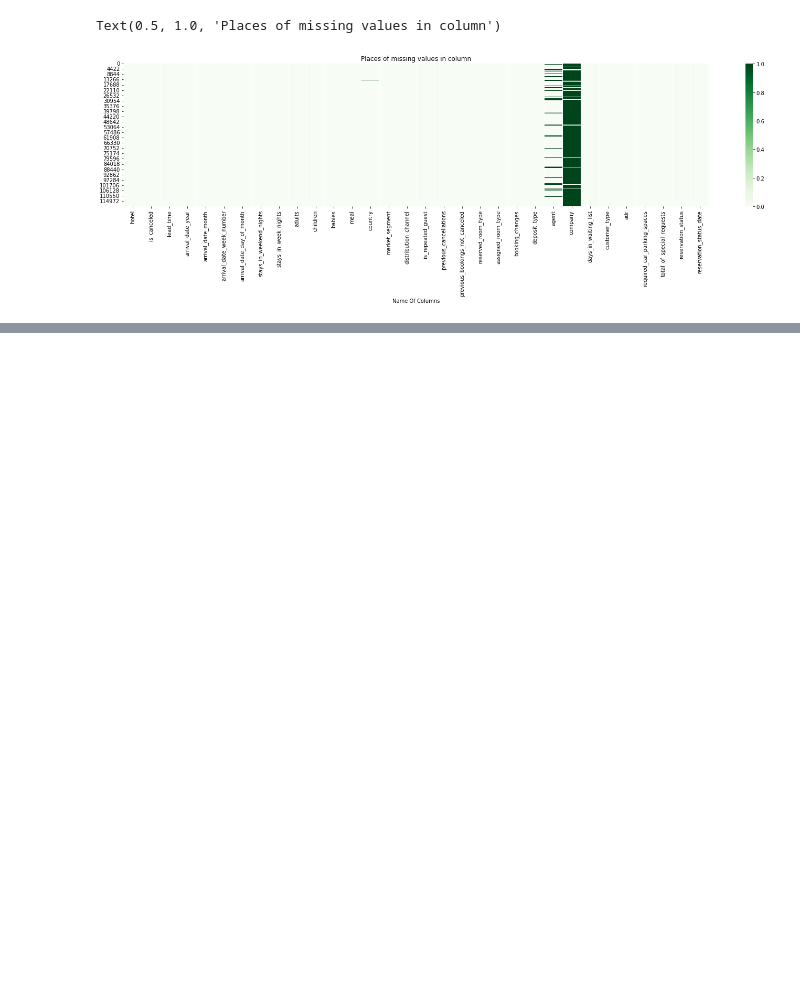
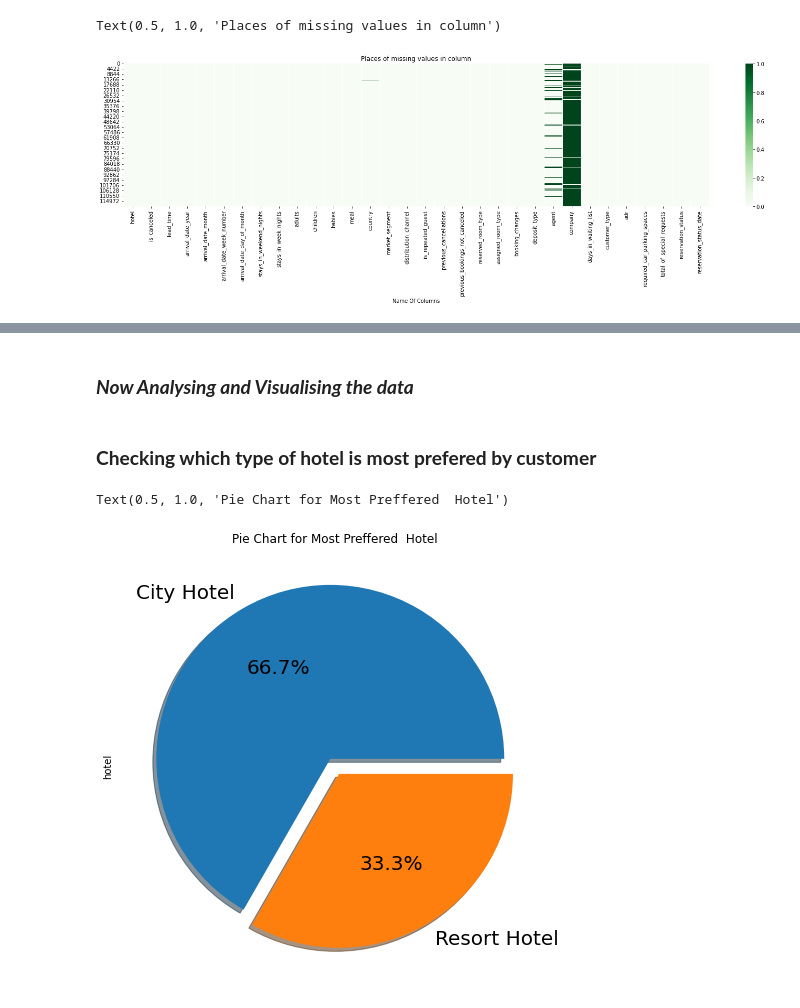
Before and after one commit to jayesh2708/EDA-Hotel-Booking, a Jupyter notebook: Jayesh_Hotel_Booking_Analysis_Capstone_Project.ipynb, the cells around one changed output, grey strips where cells are left out. Drawn from its saved outputs; the diff is of its cells as text; code cells hidden in the pictures; blank space fills up the shorter version.

Commit message:
EDA hotel booking third commit

```diff
--- a/Jayesh_Hotel_Booking_Analysis_Capstone_Project.ipynb
+++ b/Jayesh_Hotel_Booking_Analysis_Capstone_Project.ipynb
@@ -170,0 +137,3 @@ dtype: int64
+# %%
+#Column agent and company has more number of null values so dropping its paticular column
+hotel_df=hotel_df.drop(['agent','company'],axis=1)
@@ -170,0 +172,11 @@ dtype: int64
+# %% [markdown]
+### ***Now Analysing and Visualising the data***
+# %% [markdown]
+### **Checking which type of hotel is most prefered by customer**
+# %%
+#Checking which type of hotel is most prefered by customer and ploting on Pie chart
+hotel_df['hotel'].value_counts().plot.pie(explode=[0.05, 0.05], autopct='%1.1f%%', shadow=True, figsize=(10,8),fontsize=20)
+plt.title('Pie Chart for Most Preffered  Hotel')
+# %% [output]
+Text(0.5, 1.0, 'Pie Chart for Most Preffered  Hotel')
+[figure, added]
```
Also changed, not shown: parts of 49 cells of this notebook.
